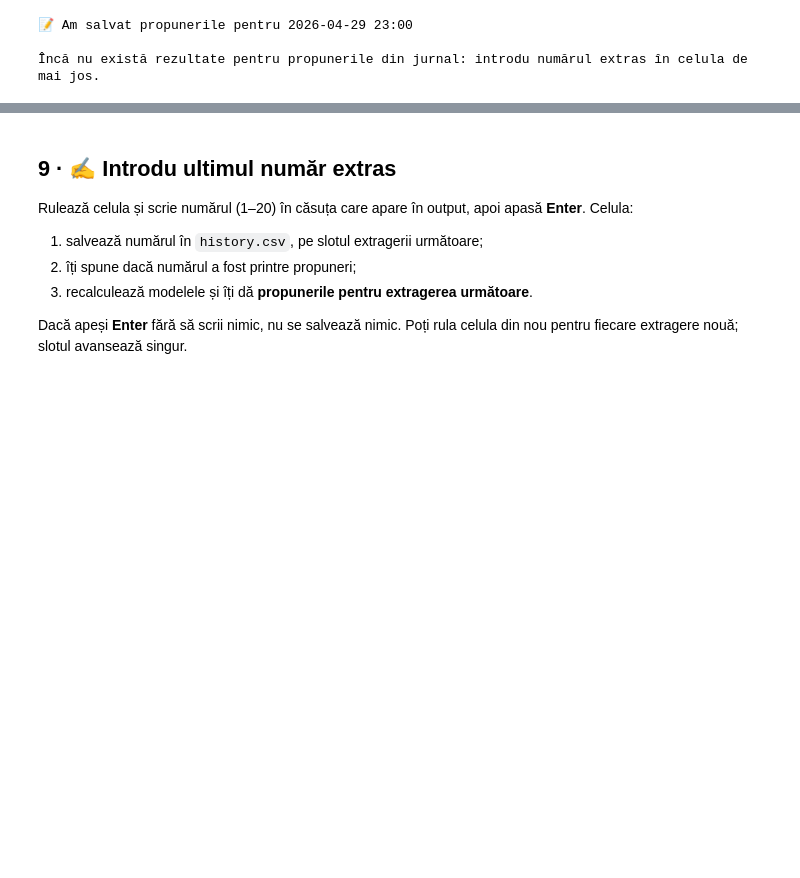
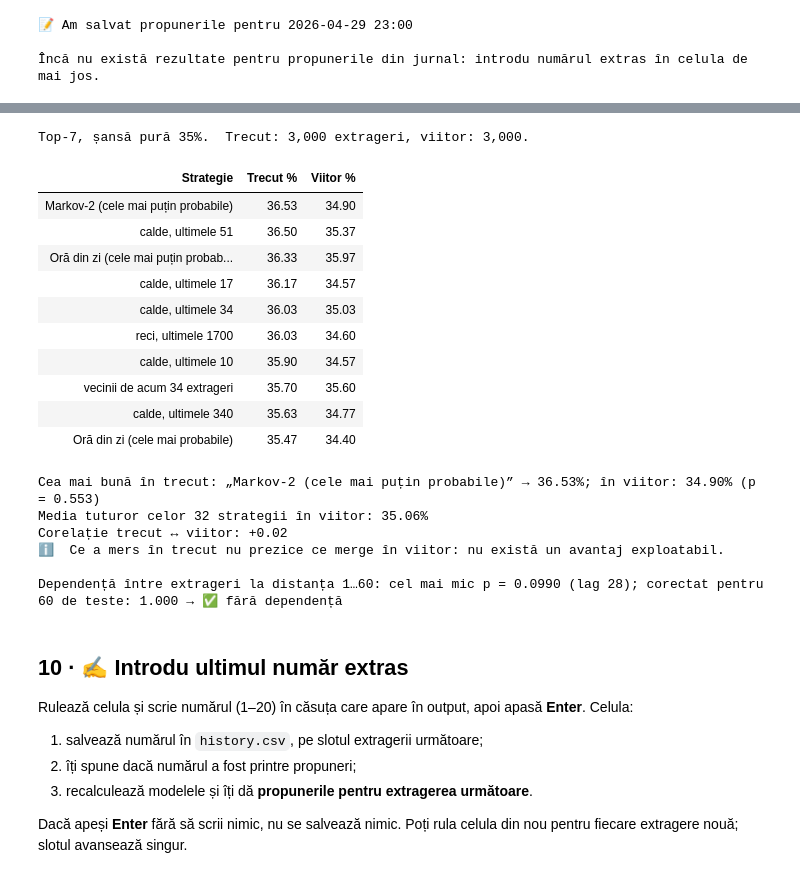
Before and after one commit to sabinski7/Predictor, a Jupyter notebook: Predictor.ipynb, the cells around one changed output, grey strips where cells are left out. Saved outputs shown, nothing was run; the diff lists cells and outputs as text; code cells hidden in the pictures; blank space fills up the shorter version.

```diff
--- a/Predictor.ipynb
+++ b/Predictor.ipynb
@@ -544,5 +566,70 @@ update_log()
+# %%
+def lab():
+    csum = np.zeros((N + 1, K))
+    csum[1:] = np.cumsum(np.eye(K)[x], axis=0)
+    T = np.arange(N - TEST_SIZE, N)
+    y = x[T]
+    scores = {}
+    for W in [5, 10, 17, 34, 51, 85, 170, 340, 680, 1700]:
+        c = csum[T] - csum[T - W]
+        scores[f"calde, ultimele {W}"] = c
+        scores[f"reci, ultimele {W}"] = -c
+    for m in ["Frecvență globală", "Markov-1", "Markov-2", "Oră din zi", "Întârziere (gap)"]:
+        scores[f"{m} (cele mai probabile)"] = P[m][T]
+        scores[f"{m} (cele mai puțin probabile)"] = -P[m][T]
+    for L in [17, 34]:
+        s = np.zeros((len(T), K))
+        for j in range(7):
+            s[np.arange(len(T)), x[T - L - j]] += 0.5 ** j
+        scores[f"vecinii de acum {L} extrageri"] = s
+
+    tie = np.random.default_rng(0).random((len(T), K)) * 1e-9
+    half = len(T) // 2
+    rows = []
+    for name, s in scores.items():
+        hit = (np.argsort(-(s + tie), axis=1)[:, :NUM_PROPUNERI] == y[:, None]).any(1)
+        rows.append((name, 100 * hit[:half].mean(), 100 * hit[half:].mean(), hit[half:].sum()))
+    res = pd.DataFrame(rows, columns=["Strategie", "Trecut %", "Viitor %", "hits"]).sort_values("Trecut %", ascending=False)
+
+    base = 100 * NUM_PROPUNERI / K
+    best = res.iloc[0]
+    p_best = binomtest(int(best["hits"]), len(T) - half, NUM_PROPUNERI / K, alternative="greater").pvalue
+    corr = np.corrcoef(res["Trecut %"], res["Viitor %"])[0, 1]
+    print(f"Top-{NUM_PROPUNERI}, șansă pură {base:.0f}%.  Trecut: {half:,} extrageri, viitor: {len(T) - half:,}.\n")
+    display(res.drop(columns="hits").head(10).style.format({"Trecut %": "{:.2f}", "Viitor %": "{:.2f}"}).hide(axis="index"))
+    print(f"\nCea mai bună în trecut: „{best['Strategie']}” → {best['Trecut %']:.2f}%; în viitor: {best['Viitor %']:.2f}% (p = {p_best:.3f})")
+    print(f"Media tuturor celor {len(res)} strategii în viitor: {res['Viitor %'].mean():.2f}%")
+    print(f"Corelație trecut ↔ viitor: {corr:+.2f}")
+    print("⚡ Posibil tipar real, merită investigat!" if (corr > 0.5 and p_best < 0.01) else
+          "ℹ️  Ce a mers în trecut nu prezice ce merge în viitor: nu există un avantaj exploatabil.")
+
+    pv = np.array([chi2_contingency(ct(x[:-lag], x[lag:], K, K))[1] for lag in range(1, 61)])
+    print(f"\nDependență între extrageri la distanța 1…60: cel mai mic p = {pv.min():.4f} (lag {pv.argmin() + 1}); "
+          f"corectat pentru 60 de teste: {min(1, pv.min() * 60):.3f} → "
+          + ("⚠️  dependență!" if pv.min() * 60 < 0.01 else "✅ fără dependență"))
+
+lab()
+# %% [output]
+Top-7, șansă pură 35%.  Trecut: 3,000 extrageri, viitor: 3,000.
+| Strategie | Trecut % | Viitor % |
+| Markov-2 (cele mai puțin probabile) | 36.53 | 34.90 |
+| calde, ultimele 51 | 36.50 | 35.37 |
+| Oră din zi (cele mai puțin probab... | 36.33 | 35.97 |
+| calde, ultimele 17 | 36.17 | 34.57 |
+| calde, ultimele 34 | 36.03 | 35.03 |
+| reci, ultimele 1700 | 36.03 | 34.60 |
+| calde, ultimele 10 | 35.90 | 34.57 |
+| vecinii de acum 34 extrageri | 35.70 | 35.60 |
+| calde, ultimele 340 | 35.63 | 34.77 |
+| Oră din zi (cele mai probabile) | 35.47 | 34.40 |
+Cea mai bună în trecut: „Markov-2 (cele mai puțin probabile)” → 36.53%; în viitor: 34.90% (p = 0.553)
+Media tuturor celor 32 strategii în viitor: 35.06%
+Corelație trecut ↔ viitor: +0.02
+ℹ️  Ce a mers în trecut nu prezice ce merge în viitor: nu există un avantaj exploatabil.
+
+Dependență între extrageri la distanța 1…60: cel mai mic p = 0.0990 (lag 28); corectat pentru 60 de teste: 1.000 → ✅ fără dependență
 # %% [markdown]
-## 9 · ✍️ Introdu ultimul număr extras
+## 10 · ✍️ Introdu ultimul număr extras
 
 Rulează celula și scrie numărul (1–20) în căsuța care apare în output, apoi apasă **Enter**. Celula:
 
```
Also changed, not shown: parts of 3 cells of this notebook, 4 other files.
